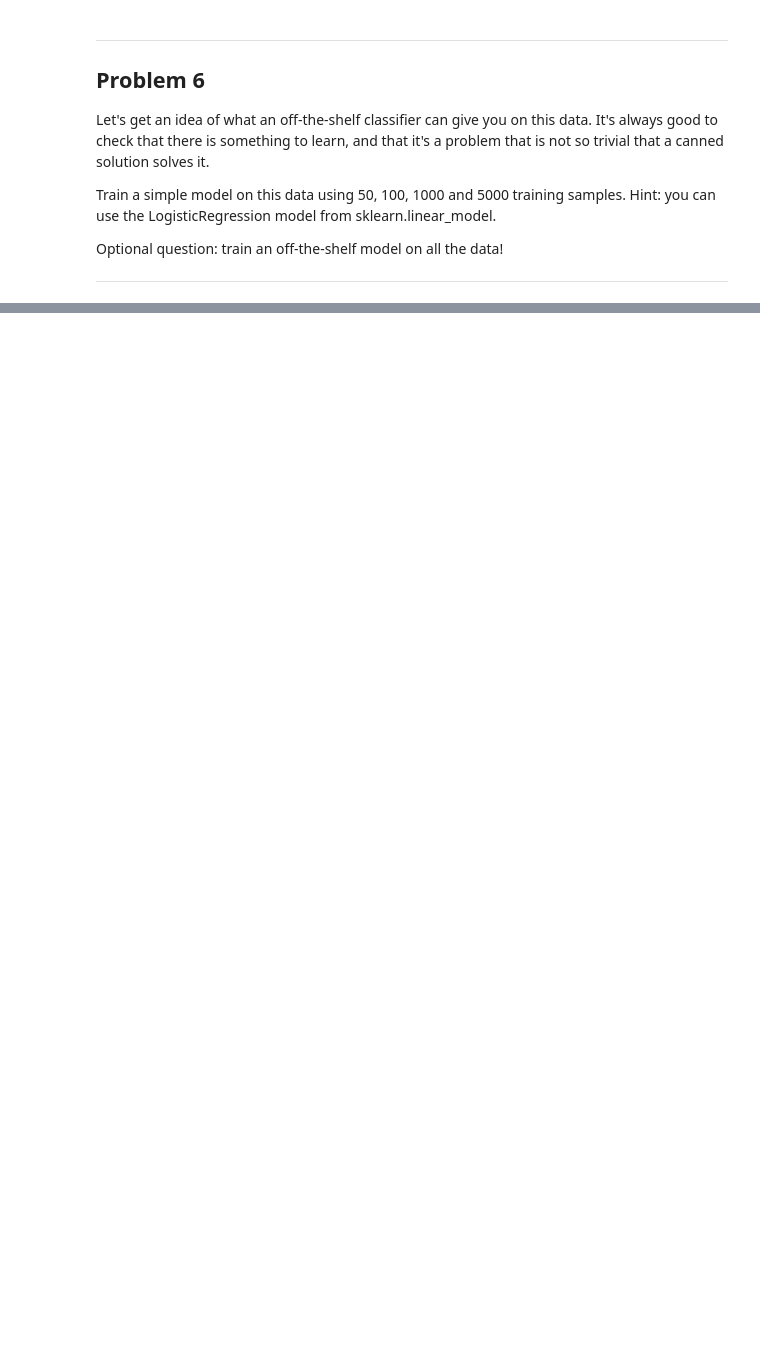
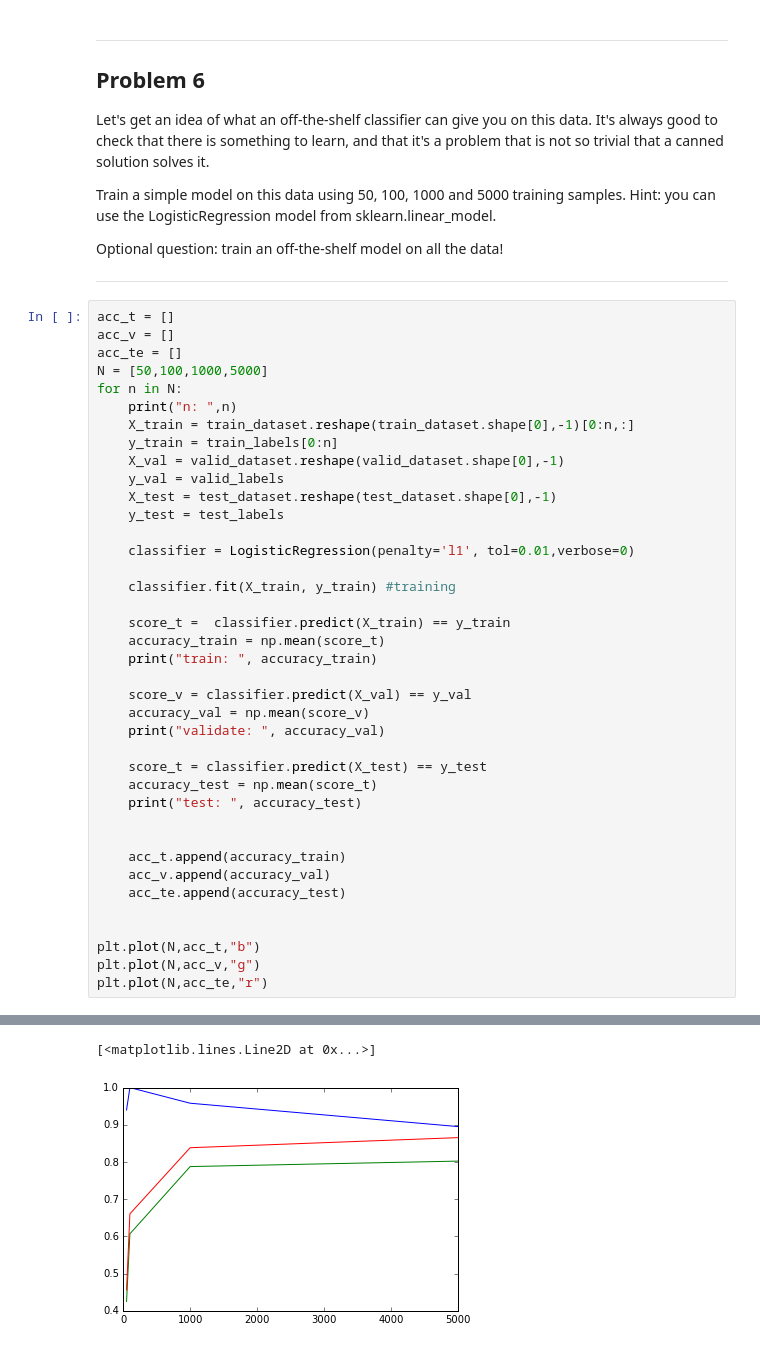
Before and after one commit to misgod/tensorflow_assigment, a Jupyter notebook: 1_notmnist.ipynb, the cells around one changed output, grey strips where cells are left out. Drawn from its saved outputs; the diff is of its cells as text; blank space fills up the shorter version.

```diff
--- a/1_notmnist.ipynb
+++ b/1_notmnist.ipynb
@@ -453,3 +453,43 @@ Train a simple model on this data using 50, 100, 1000 and 5000 training samples.
 Optional question: train an off-the-shelf model on all the data!
 
 ---
+# %%
+acc_t = []
+acc_v = []
+acc_te = []
+N = [50,100,1000,5000]
+for n in N:
+    print("n: ",n)
+    X_train = train_dataset.reshape(train_dataset.shape[0],-1)[0:n,:]
+    y_train = train_labels[0:n]
+    X_val = valid_dataset.reshape(valid_dataset.shape[0],-1)
+    y_val = valid_labels
+    X_test = test_dataset.reshape(test_dataset.shape[0],-1)
+    y_test = test_labels
+
+    classifier = LogisticRegression(penalty='l1', tol=0.01,verbose=0)
+
+    classifier.fit(X_train, y_train) #training
+
+    score_t =  classifier.predict(X_train) == y_train
+    accuracy_train = np.mean(score_t)
+    print("train: ", accuracy_train)
+
+    score_v = classifier.predict(X_val) == y_val
+    accuracy_val = np.mean(score_v)
+    print("validate: ", accuracy_val)
+
+    score_t = classifier.predict(X_test) == y_test
+    accuracy_test = np.mean(score_t)
+    print("test: ", accuracy_test)
+
+
+    acc_t.append(accuracy_train)
+    acc_v.append(accuracy_val)
+    acc_te.append(accuracy_test)
+
+
+plt.plot(N,acc_t,"b")
+plt.plot(N,acc_v,"g")
+plt.plot(N,acc_te,"r")
+# %% [output]
@@ -455,0 +512,2 @@ Optional question: train an off-the-shelf model on all the data!
+[<matplotlib.lines.Line2D at 0x...>]
+[figure, added]
```
Also changed, not shown: parts of 4 cells of this notebook, 1 other file.
